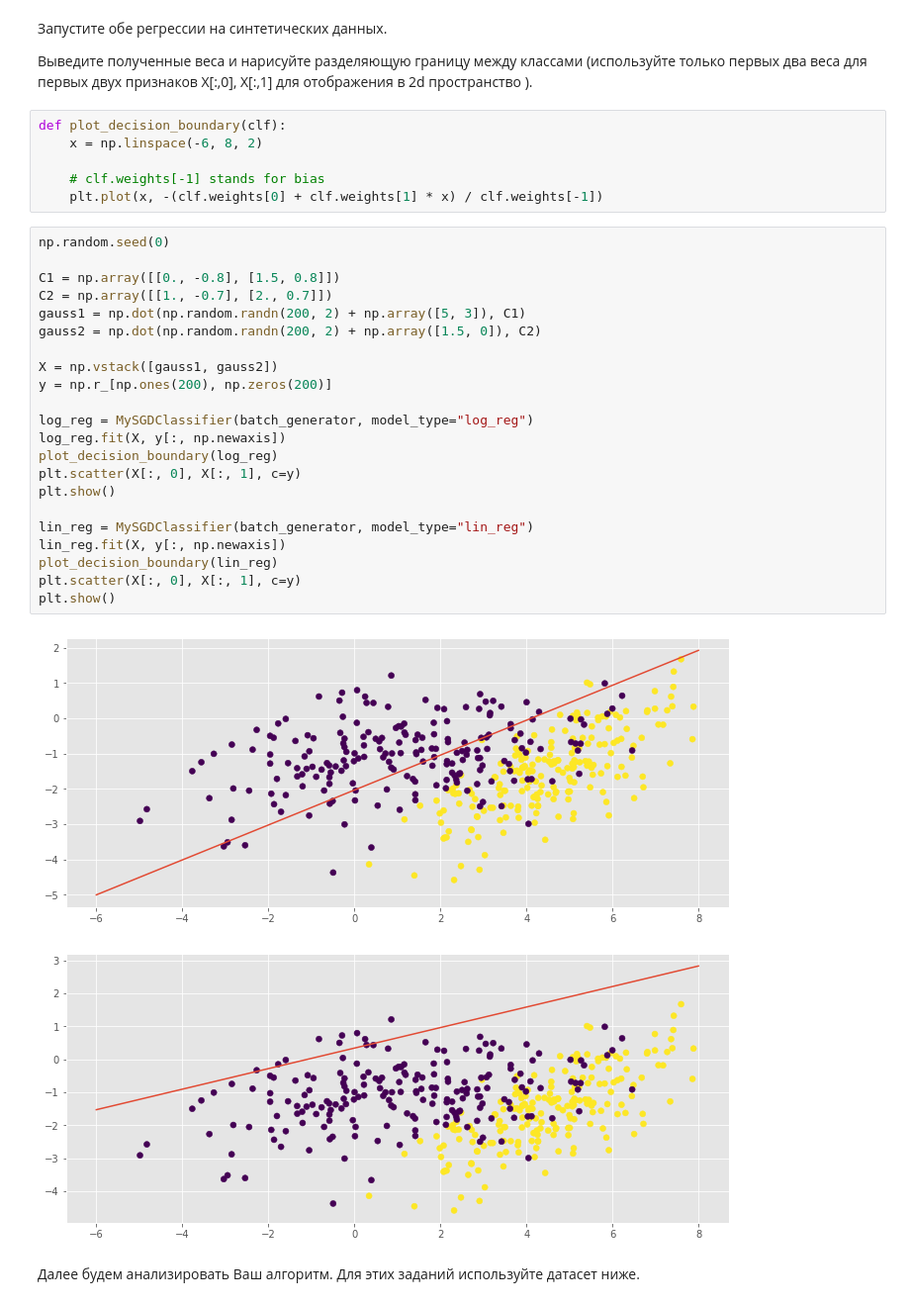
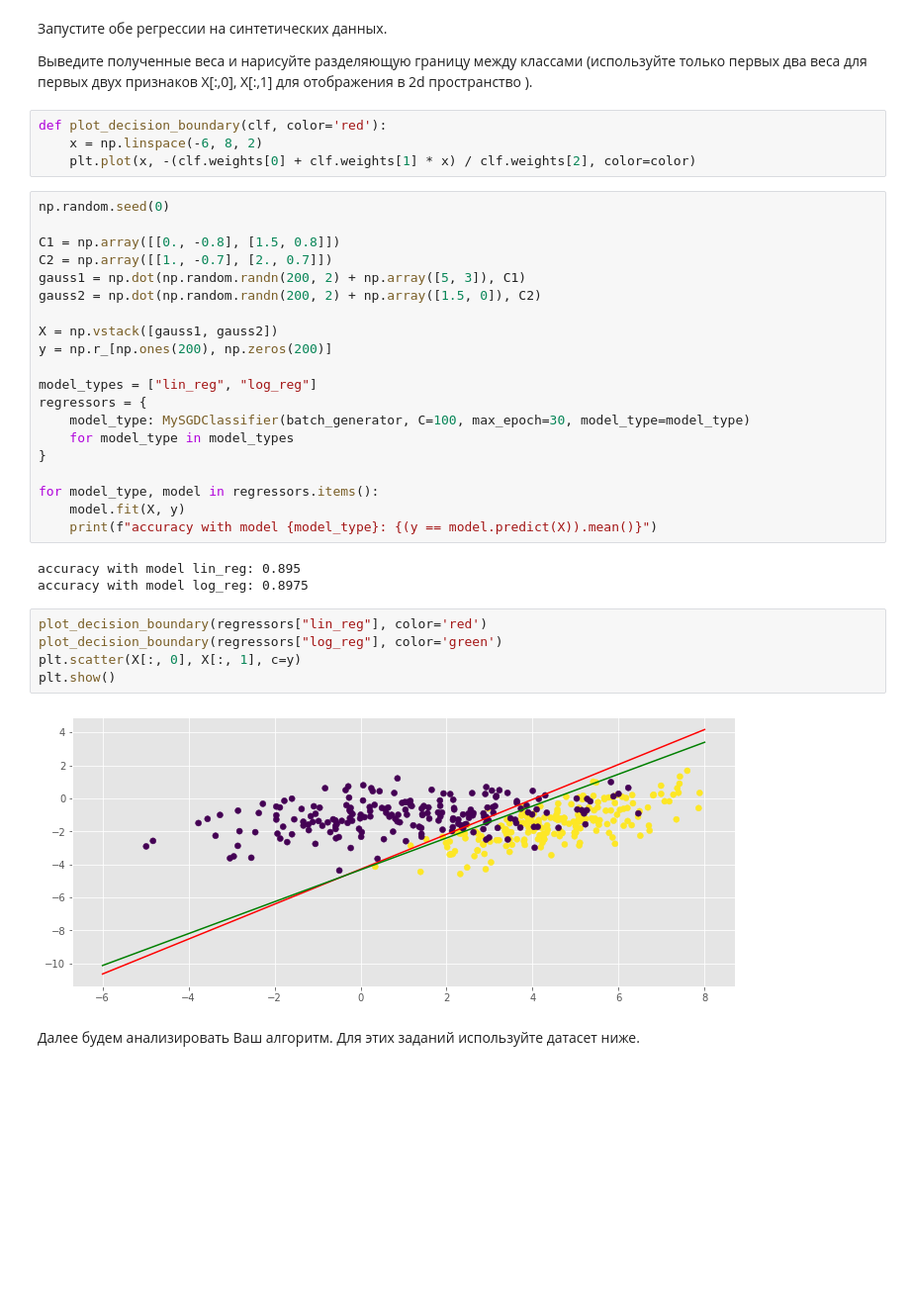
Before and after one commit to dmitrylala/ml_homework, a Jupyter notebook: nesterov_hw2.ipynb, the cells around one changed output. Shown at 99% size. Drawn from its saved outputs; the diff is of its cells as text; blank space fills up the shorter version.

```diff
--- a/nesterov_hw2.ipynb
+++ b/nesterov_hw2.ipynb
@@ -438,11 +442,9 @@ class MySGDClassifier(BaseEstimator, ClassifierMixin):
 
 Выведите полученные веса и нарисуйте разделяющую границу между классами (используйте только первых два веса для первых двух признаков X[:,0], X[:,1] для отображения в 2d пространство ).
 # %%
-def plot_decision_boundary(clf):
+def plot_decision_boundary(clf, color='red'):
     x = np.linspace(-6, 8, 2)
-
-    # clf.weights[-1] stands for bias
-    plt.plot(x, -(clf.weights[0] + clf.weights[1] * x) / clf.weights[-1])
+    plt.plot(x, -(clf.weights[0] + clf.weights[1] * x) / clf.weights[2], color=color)
 # %%
 np.random.seed(0)
 
@@ -454,20 +456,25 @@ gauss2 = np.dot(np.random.randn(200, 2) + np.array([1.5, 0]), C2)
 X = np.vstack([gauss1, gauss2])
 y = np.r_[np.ones(200), np.zeros(200)]
 
-log_reg = MySGDClassifier(batch_generator, model_type="log_reg")
-log_reg.fit(X, y[:, np.newaxis])
-plot_decision_boundary(log_reg)
-plt.scatter(X[:, 0], X[:, 1], c=y)
-plt.show()
+model_types = ["lin_reg", "log_reg"]
+regressors = {
+    model_type: MySGDClassifier(batch_generator, C=100, max_epoch=30, model_type=model_type)
+    for model_type in model_types
+}
 
-lin_reg = MySGDClassifier(batch_generator, model_type="lin_reg")
-lin_reg.fit(X, y[:, np.newaxis])
-plot_decision_boundary(lin_reg)
-plt.scatter(X[:, 0], X[:, 1], c=y)
-plt.show()
+for model_type, model in regressors.items():
+    model.fit(X, y)
+    print(f"accuracy with model {model_type}: {(y == model.predict(X)).mean()}")
 # %% [output]
-[figure, removed]
-[figure, removed]
+accuracy with model lin_reg: 0.895
+accuracy with model log_reg: 0.8975
+# %%
+plot_decision_boundary(regressors["lin_reg"], color='red')
+plot_decision_boundary(regressors["log_reg"], color='green')
+plt.scatter(X[:, 0], X[:, 1], c=y)
+plt.show()
+# %% [output]
+[figure, added]
 # %% [markdown]
 Далее будем анализировать Ваш алгоритм.
 Для этих заданий используйте датасет ниже.
```
Also changed, not shown: parts of 22 cells of this notebook.
